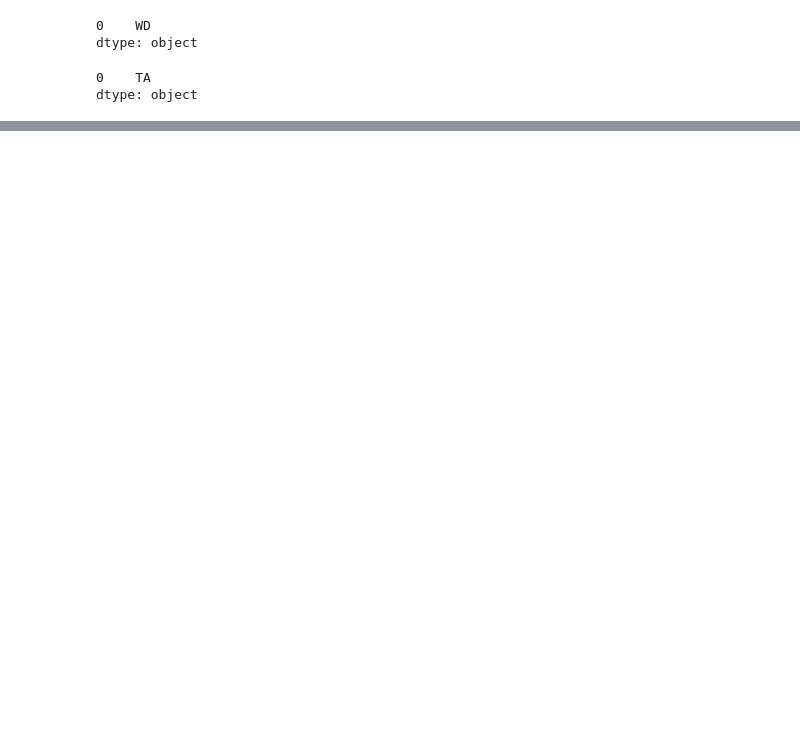
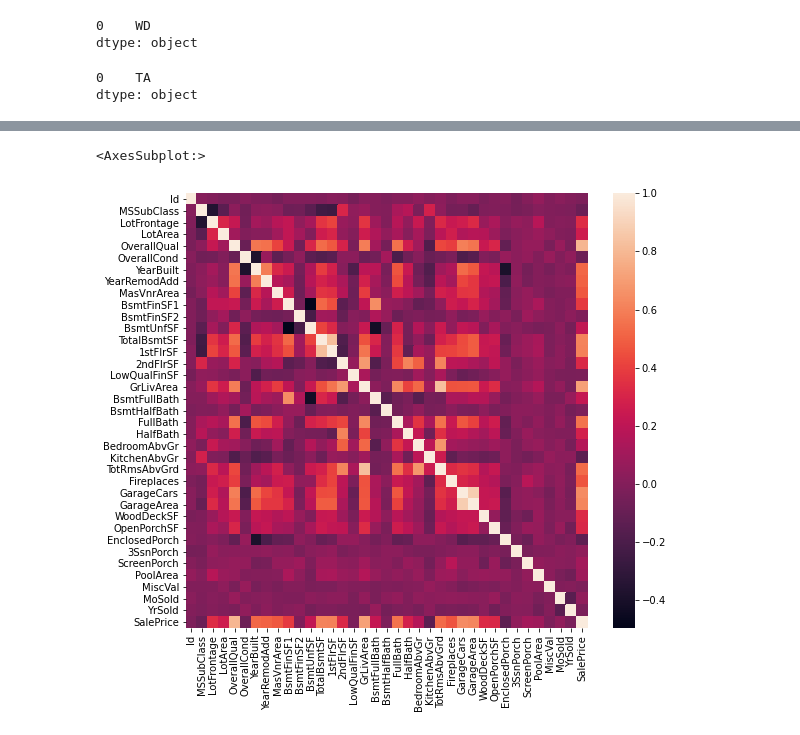
Before and after one commit to Casssiee/House-Price, a Jupyter notebook: House Prices Advance.ipynb, the cells around one changed output, grey strips where cells are left out. Drawn from its saved outputs; the diff is of its cells as text; code cells hidden in the pictures; blank space fills up the shorter version.

```diff
--- a/House Prices Advance.ipynb
+++ b/House Prices Advance.ipynb
@@ -299,0 +278,3 @@ Length: 76, dtype: int64
+# %%
+train_clean = train_filling.copy()
+test_clean = test_filling.copy()
@@ -299,0 +321,9 @@ Length: 76, dtype: int64
+# %%
+# Correlation Matrix
+corr_matrix = train_clean.corr()
+
+plt.figure(figsize = (9,8)) # figure size
+sns.heatmap(corr_matrix)
+# %% [output]
+<AxesSubplot:>
+[figure, added]
```
Also changed, not shown: parts of 55 cells of this notebook, 1 other file.
